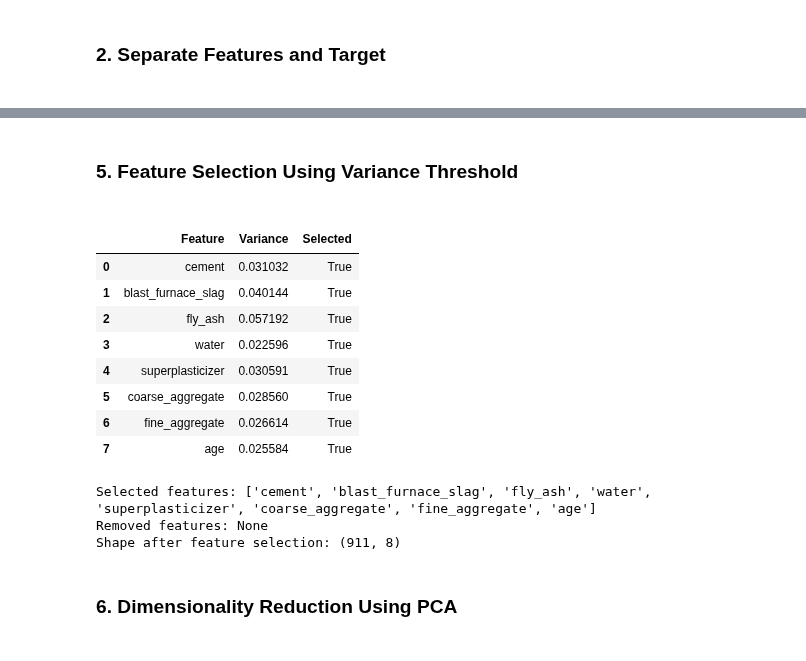
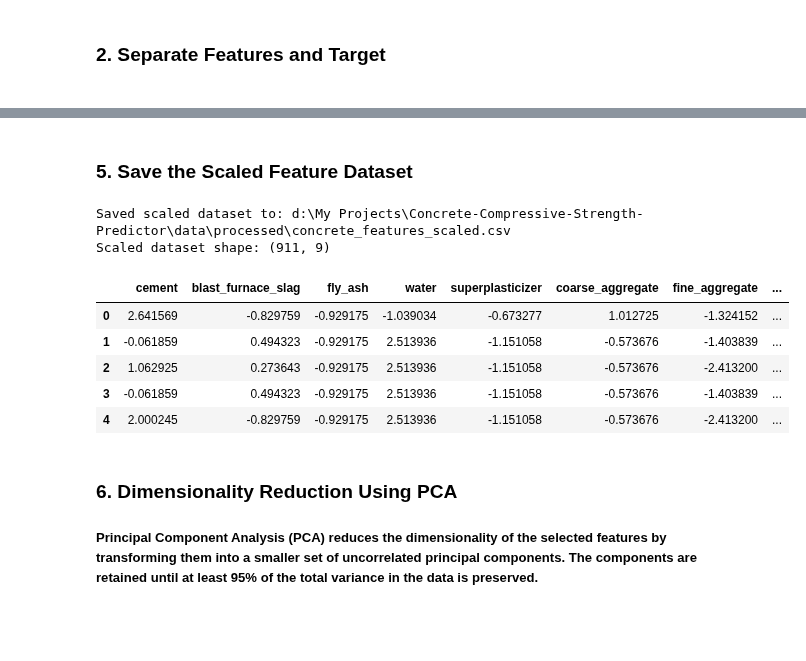
Before and after one commit to pathumzcode/Concrete-Compressive-Strength-Predictor, a Jupyter notebook: notebooks/03_feature_engineering.ipynb, the cells around one changed output, grey strips where cells are left out. Cells and saved outputs as stored; diff of their text form; code cells hidden in the pictures; blank space fills up the shorter version.

Commit message:
Update model notebooks and processed outputs (#9)

```diff
--- a/notebooks/03_feature_engineering.ipynb
+++ b/notebooks/03_feature_engineering.ipynb
@@ -111,41 +158,33 @@ display(X_normalized.head())
 # %% [markdown]
-<h3><b>5. Feature Selection Using Variance Threshold <b><h3>
+<h3><b>5. Save the Scaled Feature Dataset</b></h3>
 # %%
-variance_selector = VarianceThreshold(threshold=0.01)
-X_selected_array = variance_selector.fit_transform(X_normalized)
+scaled_dataset = X_scaled.copy()
 
-selected_features = X_normalized.columns[variance_selector.get_support()].tolist()
-removed_features = X_normalized.columns[~variance_selector.get_support()].tolist()
+# Add target variable back to the dataset
+scaled_dataset[target_column] = y.to_numpy()
 
-X_selected = pd.DataFrame(
-    X_selected_array,
-    columns=selected_features,
-    index=X_scaled.index,
+SCALED_DATA_PATH = FEATURES_PATH / "concrete_features_scaled.csv"
+
+scaled_dataset.to_csv(
+    SCALED_DATA_PATH,
+    index=False
 )
 
-feature_variances = pd.DataFrame({
-    "Feature": X_normalized.columns,
-    "Variance": variance_selector.variances_,
-    "Selected": variance_selector.get_support(),
-})
+print(f"Saved scaled dataset to: {SCALED_DATA_PATH}")
+print("Scaled dataset shape:", scaled_dataset.shape)
 
-display(feature_variances)
-print("Selected features:", selected_features)
-print("Removed features:", removed_features if removed_features else "None")
-print("Shape after feature selection:", X_selected.shape)
+display(scaled_dataset.head())
 # %% [output]
+Saved scaled dataset to: d:\My Projects\Concrete-Compressive-Strength-Predictor\data\processed\concrete_features_scaled.csv
+Scaled dataset shape: (911, 9)
-|  | Feature | Variance | Selected |
-| 0 | cement | 0.031032 | True |
-| 1 | blast_furnace_slag | 0.040144 | True |
-| 2 | fly_ash | 0.057192 | True |
-| 3 | water | 0.022596 | True |
-| 4 | superplasticizer | 0.030591 | True |
-| 5 | coarse_aggregate | 0.028560 | True |
-| 6 | fine_aggregate | 0.026614 | True |
-| 7 | age | 0.025584 | True |
+|  | cement | blast_furnace_slag | fly_ash | water | superplasticizer | coarse_aggregate | fine_aggregate | ... |
+| 0 | 2.641569 | -0.829759 | -0.929175 | -1.039034 | -0.673277 | 1.012725 | -1.324152 | ... |
+| 1 | -0.061859 | 0.494323 | -0.929175 | 2.513936 | -1.151058 | -0.573676 | -1.403839 | ... |
+| 2 | 1.062925 | 0.273643 | -0.929175 | 2.513936 | -1.151058 | -0.573676 | -2.413200 | ... |
+| 3 | -0.061859 | 0.494323 | -0.929175 | 2.513936 | -1.151058 | -0.573676 | -1.403839 | ... |
+| 4 | 2.000245 | -0.829759 | -0.929175 | 2.513936 | -1.151058 | -0.573676 | -2.413200 | ... |
-Selected features: ['cement', 'blast_furnace_slag', 'fly_ash', 'water', 'superplasticizer', 'coarse_aggregate', 'fine_aggregate', 'age']
-Removed features: None
-Shape after feature selection: (911, 8)
 # %% [markdown]
-<h3><b>6. Dimensionality Reduction Using PCA <b><h3>
+<h3><b>6. Dimensionality Reduction Using PCA</b></h3>
+
+<h5><b>Principal Component Analysis (PCA) reduces the dimensionality of the selected features by transforming them into a smaller set of uncorrelated principal components. The components are retained until at least 95% of the total variance in the data is preserved.</b></h5>
 # %%
```
Also changed, not shown: parts of 17 cells of this notebook, 6 other files.
